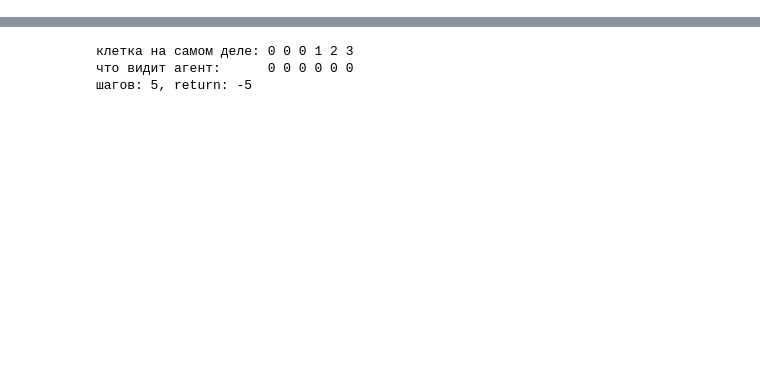
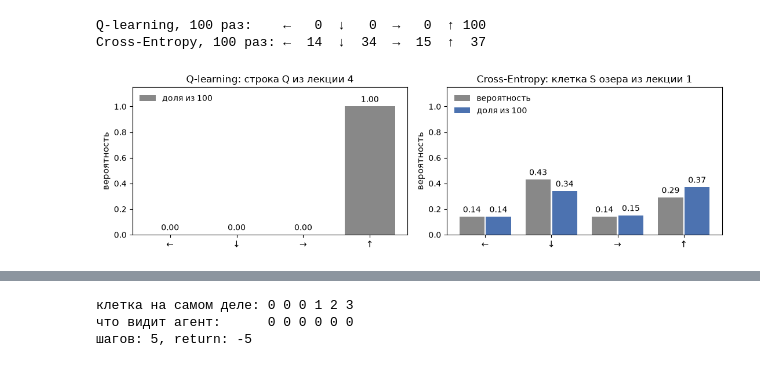
Before and after one commit to IlyaChichkanov/Reinforcement-learning, a Jupyter notebook: 05-policy-gradient/lecture/lecture.ipynb, the cells around one changed output, grey strips where cells are left out. Cells and saved outputs as stored; diff of their text form; code cells hidden in the pictures; blank space fills up the shorter version.

```diff
--- a/05-policy-gradient/lecture/lecture.ipynb
+++ b/05-policy-gradient/lecture/lecture.ipynb
@@ -71,0 +54,22 @@ plt.show()
+# %%
+arrows = ["←", "↓", "→", "↑"]
+q_row = np.array([+0.10, -1.00, +0.20, +0.40])    # строка таблицы Q из вопроса 1 лекции 4
+cem_row = np.array([0.14, 0.43, 0.14, 0.29])       # клетка S озера после первой итерации Cross-Entropy (лекция 1)
+
+rng = np.random.default_rng(0)
+by_table = np.full(100, q_row.argmax())                 # проверка по таблице: каждый раз действие с наибольшим Q
+by_probs = rng.choice(4, size=100, p=cem_row)            # Cross-Entropy: каждый раз случайно по вероятностям
+count_table, count_probs = np.bincount(by_table, minlength=4), np.bincount(by_probs, minlength=4)
+print("Q-learning, 100 раз:   ", "  ".join(f"{a} {n:3d}" for a, n in zip(arrows, count_table)))
+print("Cross-Entropy, 100 раз:", "  ".join(f"{a} {n:3d}" for a, n in zip(arrows, count_probs)))
+
+fig, axes = plt.subplots(1, 2, figsize=(11, 3.3))
+plot_probs({"доля из 100": count_table / 100}, ax=axes[0], labels=arrows, ylim=(0, 1.15),
+           title="Q-learning: строка Q из лекции 4")
+plot_probs({"вероятность": cem_row, "доля из 100": count_probs / 100}, ax=axes[1], labels=arrows, ylim=(0, 1.15),
+           title="Cross-Entropy: клетка S озера из лекции 1")
+plt.tight_layout(); plt.show()
+# %% [output]
+Q-learning, 100 раз:    ←   0  ↓   0  →   0  ↑ 100
+Cross-Entropy, 100 раз: ←  14  ↓  34  →  15  ↑  37
+[figure, added]
```
Also changed, not shown: parts of 18 cells of this notebook, 3 other files.
